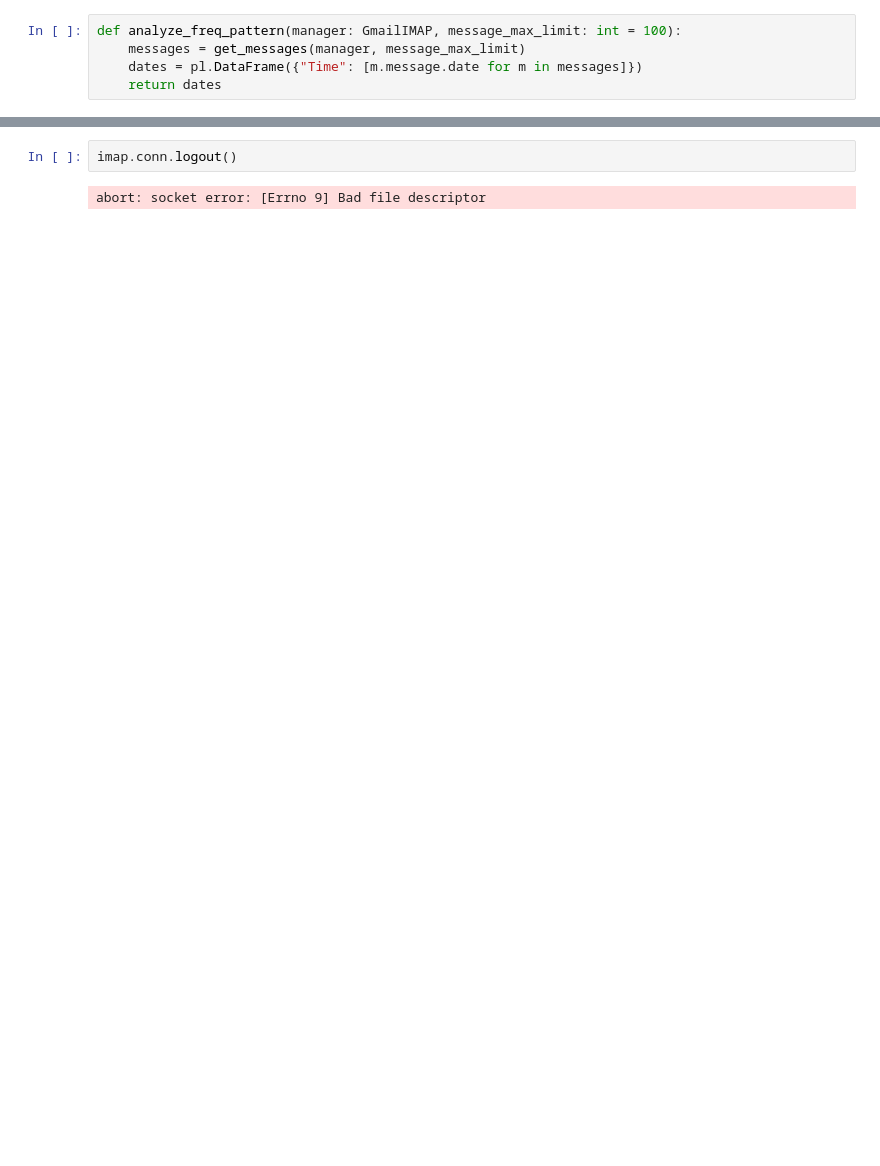
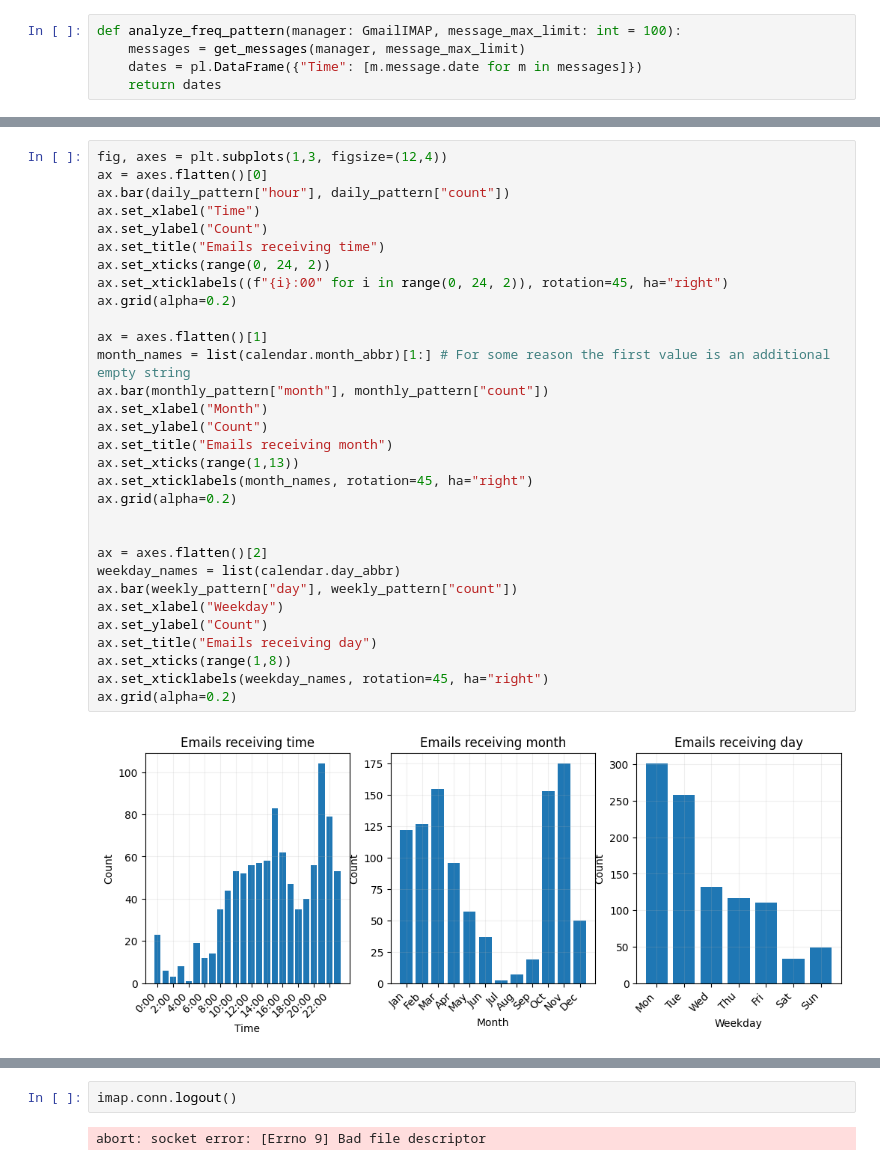
Before and after one commit to Ziverael/Studies2, a Jupyter notebook: aoud/list2.ipynb, the cells around one changed output, grey strips where cells are left out. Drawn from its saved outputs; the diff is of its cells as text; blank space fills up the shorter version.

```diff
--- a/aoud/list2.ipynb
+++ b/aoud/list2.ipynb
@@ -82,0 +135,33 @@ shape: (4, 2)
+# %%
+fig, axes = plt.subplots(1,3, figsize=(12,4))
+ax = axes.flatten()[0]
+ax.bar(daily_pattern["hour"], daily_pattern["count"])
+ax.set_xlabel("Time")
+ax.set_ylabel("Count")
+ax.set_title("Emails receiving time")
+ax.set_xticks(range(0, 24, 2))
+ax.set_xticklabels((f"{i}:00" for i in range(0, 24, 2)), rotation=45, ha="right")
+ax.grid(alpha=0.2)
+
+ax = axes.flatten()[1]
+month_names = list(calendar.month_abbr)[1:] # For some reason the first value is an additional empty string
+ax.bar(monthly_pattern["month"], monthly_pattern["count"])
+ax.set_xlabel("Month")
+ax.set_ylabel("Count")
+ax.set_title("Emails receiving month")
+ax.set_xticks(range(1,13))
+ax.set_xticklabels(month_names, rotation=45, ha="right")
+ax.grid(alpha=0.2)
+
+
+ax = axes.flatten()[2]
+weekday_names = list(calendar.day_abbr)
+ax.bar(weekly_pattern["day"], weekly_pattern["count"])
+ax.set_xlabel("Weekday")
+ax.set_ylabel("Count")
+ax.set_title("Emails receiving day")
+ax.set_xticks(range(1,8))
+ax.set_xticklabels(weekday_names, rotation=45, ha="right")
+ax.grid(alpha=0.2)
+# %% [output]
+[figure, added]
```
Also changed, not shown: parts of 12 cells of this notebook, 1 other file.
